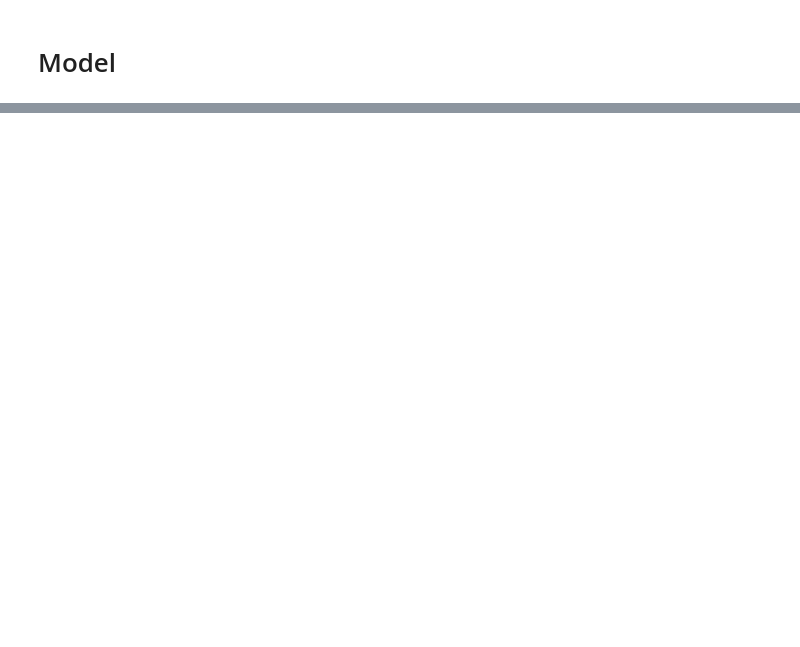
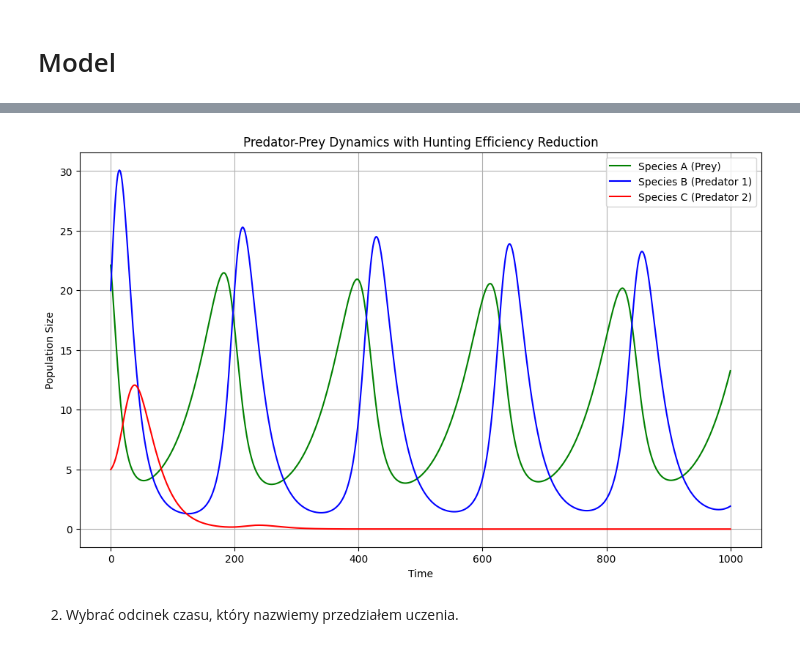
Before and after one commit to datascience-agh-wi-lz/ComplexSystems, a Jupyter notebook: lab3/lab3-data-assimilation.ipynb, the cells around one changed output, grey strips where cells are left out. Cells and saved outputs as stored; diff of their text form; code cells hidden in the pictures; blank space fills up the shorter version.

```diff
--- a/lab3/lab3-data-assimilation.ipynb
+++ b/lab3/lab3-data-assimilation.ipynb
@@ -139,0 +98,21 @@ plt.show()
+# %%
+import matplotlib.pyplot as plt
+
+def plot_results(t, pop_A, pop_B, pop_C):
+    """
+    Plots the results of a predator-prey simulation.
+
+    Parameters:
+    - t: Array of time points
+    - pop_A, pop_B, pop_C: Population dynamics for Species A, B, and C
+    """
+    plt.figure(figsize=(12, 7))
+    plt.plot(t, pop_A, label='Species A (Prey)', color='green')
+    plt.plot(t, pop_B, label='Species B (Predator 1)', color='blue')
+    plt.plot(t, pop_C, label='Species C (Predator 2)', color='red')
+    plt.xlabel('Time')
+    plt.ylabel('Population Size')
+    plt.title('Predator-Prey Dynamics with Hunting Efficiency Reduction')
+    plt.legend()
+    plt.grid()
+    plt.show()
@@ -152,0 +196,24 @@ plt.show()
+# %%
+base_model_params = parameters.copy()
+start_model_params = parameters.copy()
+
+
+#apply gaussian noise to parameters
+for p in list(start_model_params.keys())[:-2]:
+    start_model_params[p] = start_model_params[p] * (1 + np.random.normal(0, 0.4))
+
+#run model with noise
+sol = evaluate_model_and_plot(
+    predator_prey_ode,
+    start_model_params,
+    [
+     start_model_params['initial_population_A'],
+     start_model_params['initial_population_B'],
+     start_model_params['initial_population_C']
+    ],
+    plot=True)
+# %% [output]
+[figure, added]
+# %% [markdown]
+
+2. Wybrać odcinek czasu, który nazwiemy przedziałem uczenia.
```
Also changed, not shown: parts of 36 cells of this notebook, 19 other files.
